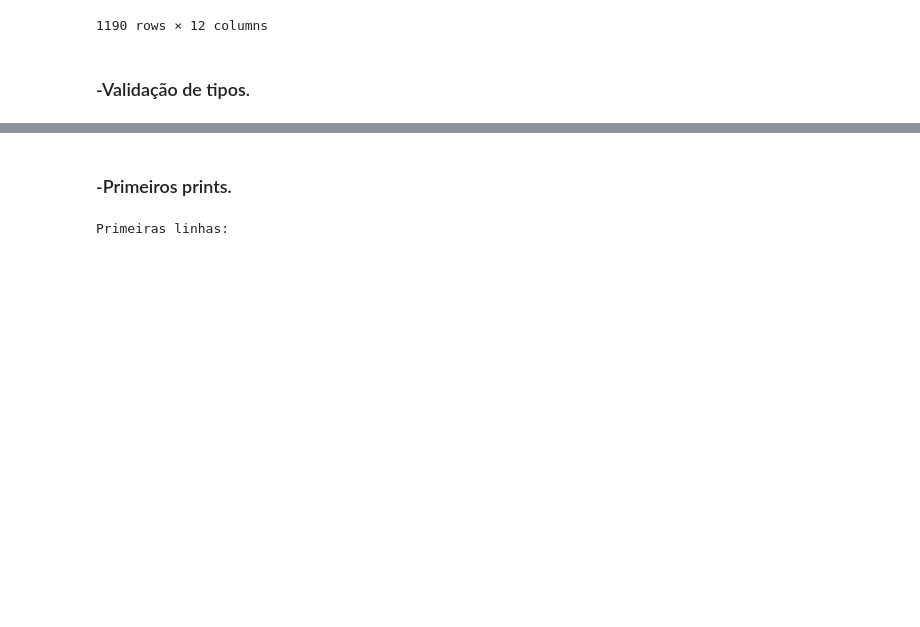
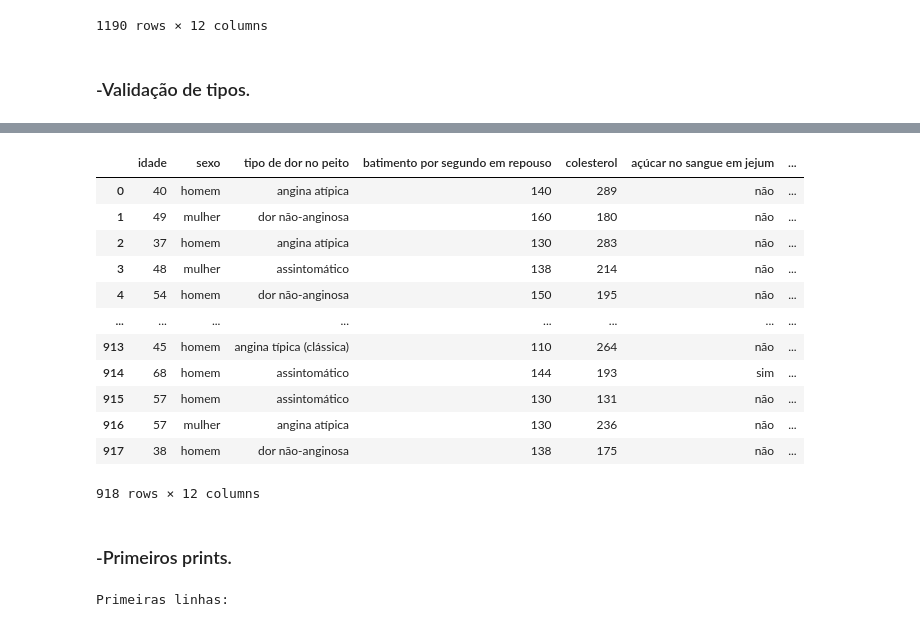
Before and after one commit to atlantico-academy/equipe8-2024.3, a Jupyter notebook: notebooks/01-exploratory_data_analysis.ipynb, the cells around one changed output, grey strips where cells are left out. Drawn from its saved outputs; the diff is of its cells as text; code cells hidden in the pictures; blank space fills up the shorter version.

```diff
--- a/notebooks/01-exploratory_data_analysis.ipynb
+++ b/notebooks/01-exploratory_data_analysis.ipynb
@@ -152,6 +190,27 @@ dtype: object
 
 
 Número total de linhas duplicadas: 272
+# %%
+# Remove as linhas duplicadas do dataset
+df.drop_duplicates().reset_index(drop = True)
+
+# drop_duplicates remove as linhas duplicadas.
+# reset_index reinicia os índices para que os índices vazios sejam removidas e reorganiza a lista.
+# drop = True garante que o reset_index() não vai duplicar o coluna de índices.
+# %% [output]
+|  | idade | sexo | tipo de dor no peito | batimento por segundo em repouso | colesterol | açúcar no sangue em jejum | ... |
+| 0 | 40 | homem | angina atípica | 140 | 289 | não | ... |
+| 1 | 49 | mulher | dor não-anginosa | 160 | 180 | não | ... |
+| 2 | 37 | homem | angina atípica | 130 | 283 | não | ... |
+| 3 | 48 | mulher | assintomático | 138 | 214 | não | ... |
+| 4 | 54 | homem | dor não-anginosa | 150 | 195 | não | ... |
+| ... | ... | ... | ... | ... | ... | ... | ... |
+| 913 | 45 | homem | angina típica (clássica) | 110 | 264 | não | ... |
+| 914 | 68 | homem | assintomático | 144 | 193 | sim | ... |
+| 915 | 57 | homem | assintomático | 130 | 131 | não | ... |
+| 916 | 57 | mulher | angina atípica | 130 | 236 | não | ... |
+| 917 | 38 | homem | dor não-anginosa | 138 | 175 | não | ... |
+918 rows × 12 columns
 # %% [markdown]
 ### -Primeiros prints.
 # %%
```
Also changed, not shown: parts of 6 cells of this notebook, 2 other files.
